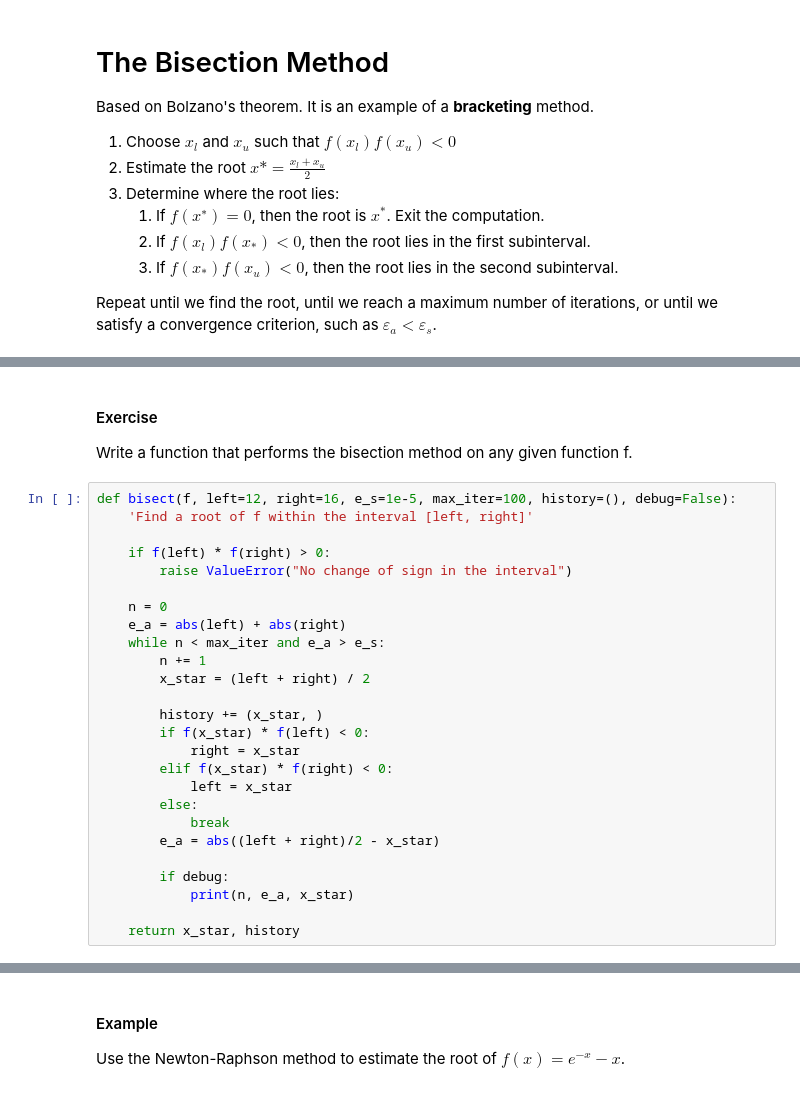
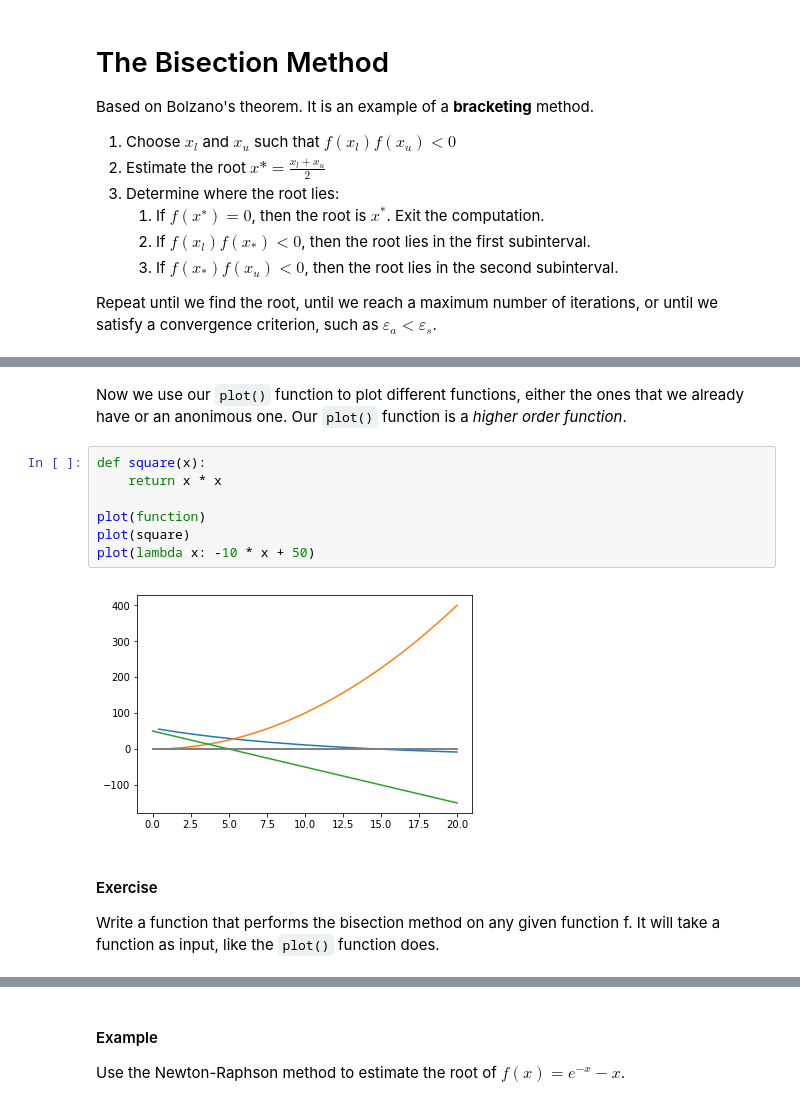
Before and after one commit to danimateos/numerical_methods, a Jupyter notebook: section-02.ipynb, the cells around one changed output, grey strips where cells are left out. Drawn from its saved outputs; the diff is of its cells as text.

```diff
--- a/section-02.ipynb
+++ b/section-02.ipynb
@@ -67,30 +97,15 @@ print(function(14.78125))
+# %% [markdown]
+Now we use our `plot()` function to plot different functions, either the ones that we already have or an anonimous one. Our `plot()` function is a _higher order function_.
+# %%
+def square(x):
+    return x * x
+
+plot(function)
+plot(square)
+plot(lambda x: -10 * x + 50)
+# %% [output]
+[figure, added]
 # %% [markdown]
 #### Exercise
 
-Write a function that performs the bisection method on any given function f.
+Write a function that performs the bisection method on any given function f. It will take a function as input, like the `plot()` function does.
-# %%
-def bisect(f, left=12, right=16, e_s=1e-5, max_iter=100, history=(), debug=False):
-    'Find a root of f within the interval [left, right]'
-
-    if f(left) * f(right) > 0:
-        raise ValueError("No change of sign in the interval")
-
-    n = 0
-    e_a = abs(left) + abs(right)
-    while n < max_iter and e_a > e_s:
-        n += 1
-        x_star = (left + right) / 2
-
-        history += (x_star, )
-        if f(x_star) * f(left) < 0:
-            right = x_star
-        elif f(x_star) * f(right) < 0:
-            left = x_star
-        else:
-            break
-        e_a = abs((left + right)/2 - x_star)
-
-        if debug:
-            print(n, e_a, x_star)
-
-    return x_star, history
```
Also changed, not shown: parts of 52 cells of this notebook.
